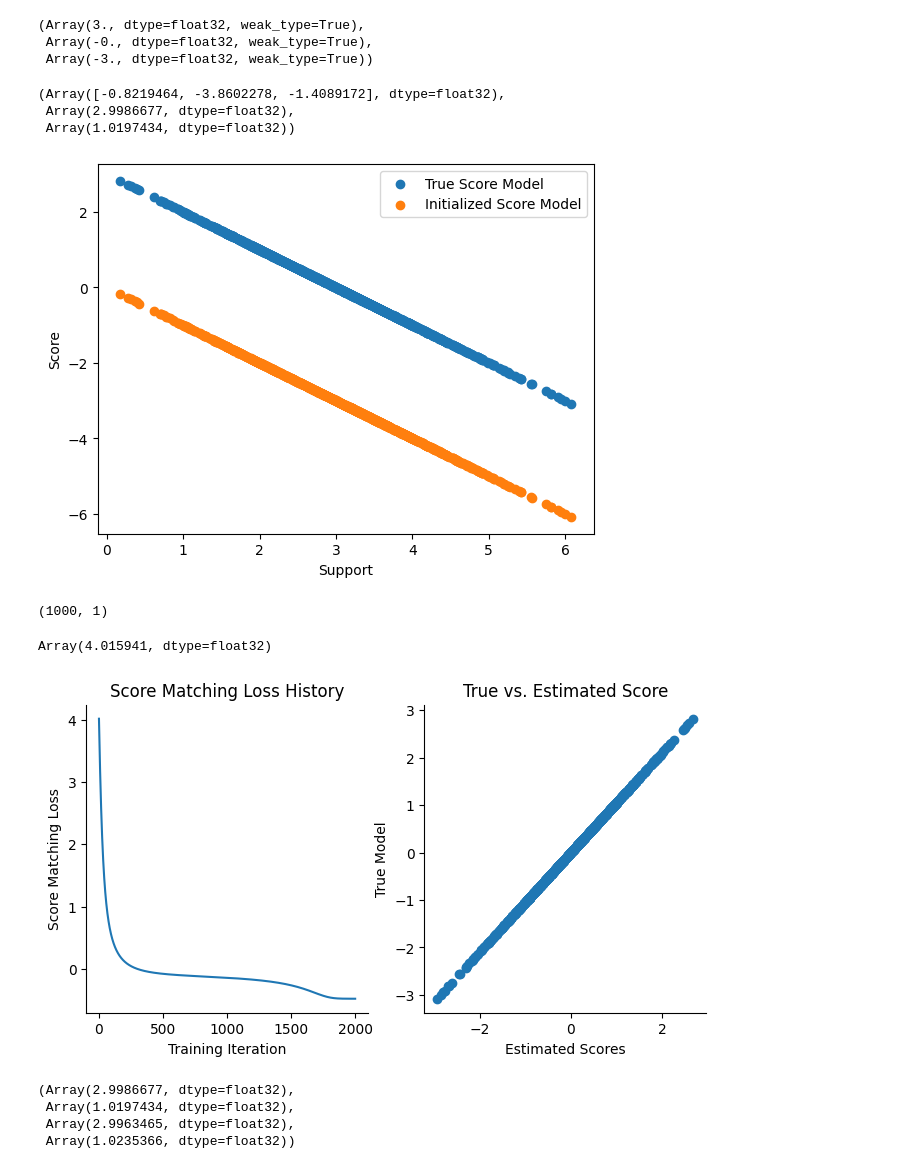
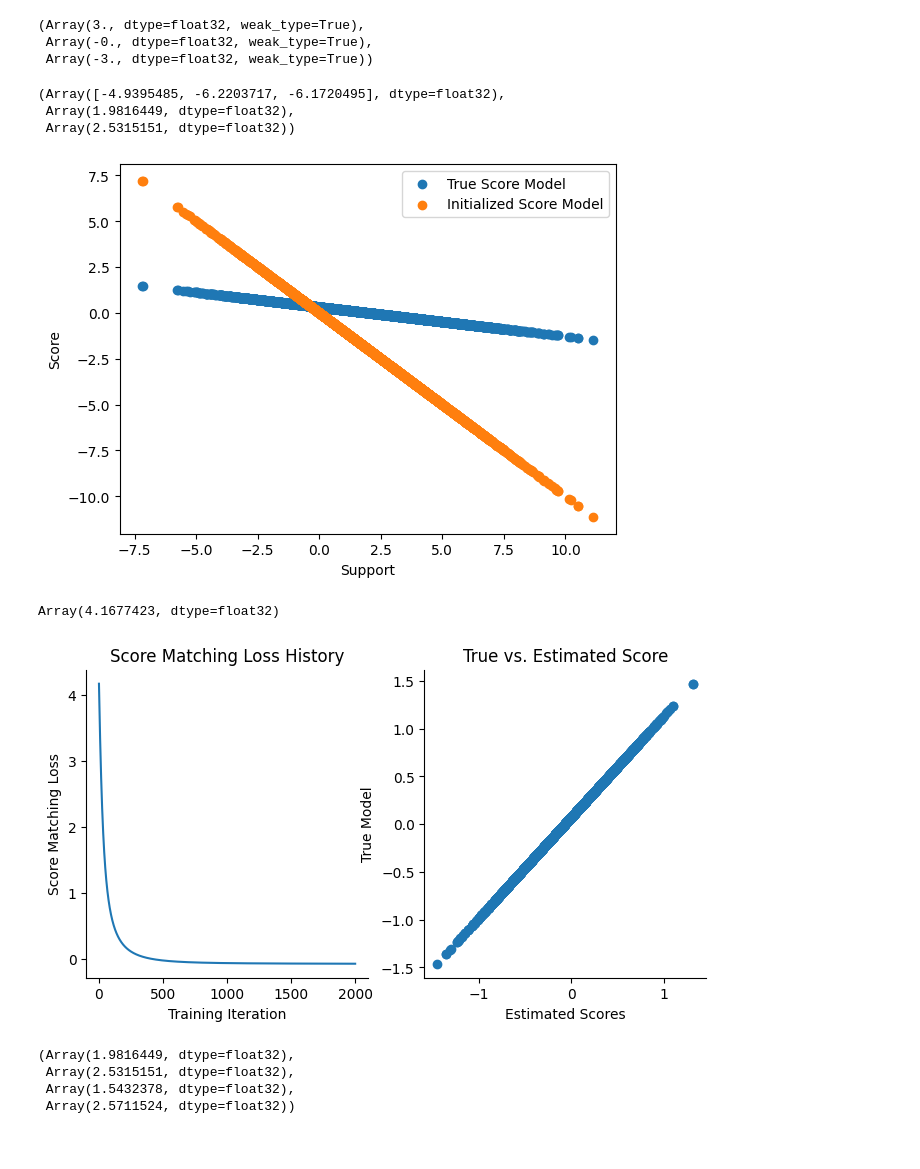
Before and after one commit to Sina-Haz/Generative-Modelling, a Jupyter notebook: Score-Based-Models/score_jax.ipynb, the cells around one changed output. Saved outputs shown, nothing was run; the diff lists cells and outputs as text; code cells hidden in the pictures.

```diff
--- a/Score-Based-Models/score_jax.ipynb
+++ b/Score-Based-Models/score_jax.ipynb
@@ -62,8 +71,8 @@ from jax import random
 
 # Define our distribution as normal(mu = 3, sigma = 1)
 key = random.PRNGKey(44)
-true_mu, true_sigma = 3, 1
-data = random.normal(key, shape=(1000,1)) * true_sigma + true_mu
+true_mu, true_sigma = 2, 2.5
+normal_data = random.normal(key, shape=(5000,1)) * true_sigma + true_mu
 # %%
 # Let's make a gaussian model
 from jax import jacfwd
@@ -78,37 +87,35 @@ class GaussianScoreModel(eqx.Module):
     return score(x, loc=self.mu, scale=np.exp(self.log_sigma))
 
 
-model = GaussianScoreModel()
-model(-3.), model(0.), model(3.)
+gauss_model = GaussianScoreModel()
+gauss_model(-3.), gauss_model(0.), gauss_model(3.)
 # %% [output]
 (Array(3., dtype=float32, weak_type=True),
  Array(-0., dtype=float32, weak_type=True),
  Array(-3., dtype=float32, weak_type=True))
 # %%
 # Lets make sure we can call this model over all of the data, squeeze this b/c resulting output is 3D tensor
-data_score = vmap(model)(data).squeeze()
+data_score = vmap(gauss_model)(normal_data).squeeze()
 
-data_score[0:3], data.mean(), data.std()
+data_score[0:3], normal_data.mean(), normal_data.std()
 # %% [output]
-(Array([-0.8219464, -3.8602278, -1.4089172], dtype=float32),
- Array(2.9986677, dtype=float32),
- Array(1.0197434, dtype=float32))
+(Array([-4.9395485, -6.2203717, -6.1720495], dtype=float32),
+ Array(1.9816449, dtype=float32),
+ Array(2.5315151, dtype=float32))
 # %%
 # Let's see what the actual scores vs. our untrained scores look like
 
 true_model = GaussianScoreModel(mu=true_mu, log_sigma=np.log(true_sigma))
-true_model_scores = vmap(true_model)(data)
-plt.scatter(data.squeeze(), true_model_scores.squeeze(), label="True Score Model")
-plt.scatter(data.squeeze(), data_score.squeeze(), label="Initialized Score Model")
+true_model_scores = vmap(true_model)(normal_data)
+plt.scatter(normal_data.squeeze(), true_model_scores.squeeze(), label="True Score Model")
+plt.scatter(normal_data.squeeze(), data_score.squeeze(), label="Initialized Score Model")
 plt.xlabel("Support")
 plt.ylabel("Score")
 plt.legend();
 # %% [output]
-[figure, old version]
+[figure, new version]
 # %%
 # Implement score matching loss to train our gaussian model with gradient descent
-print(data.shape)
-
 from typing import Callable, List, Tuple
 import optax
 from tqdm.auto import tqdm
@@ -182,10 +189,9 @@ def fit(
     loss_hist.append(loss)
   return model, loss_hist
 
-score_matching_loss(model, data)
+score_matching_loss(gauss_model, normal_data)
 # %% [output]
-(1000, 1)
+Array(4.1677423, dtype=float32)
-Array(4.015941, dtype=float32)
 # %%
 # Now let's train the model
 opt = optax.adam(learning_rate=5e-3)
@@ -202,20 +208,20 @@ plt.title("Score Matching Loss History")
 sns.despine()
 
 plt.sca(axes[1])
-updated_model_scores = vmap(updated_model)(data)
+updated_model_scores = vmap(updated_model)(normal_data)
 plt.scatter(updated_model_scores.squeeze(), true_model_scores.squeeze())
 plt.xlabel("Estimated Scores")
 plt.ylabel("True Model")
 plt.title("True vs. Estimated Score");
 # %% [output]
-[figure, old version]
+[figure, new version]
 # %%
-np.mean(data), np.std(data), updated_model.mu, np.exp(updated_model.log_sigma)
+np.mean(normal_data), np.std(normal_data), updated_model.mu, np.exp(updated_model.log_sigma) # As we can see it matches up very well with data
 # %% [output]
-(Array(2.9986677, dtype=float32),
- Array(1.0197434, dtype=float32),
- Array(2.9963465, dtype=float32),
- Array(1.0235366, dtype=float32))
+(Array(1.9816449, dtype=float32),
+ Array(2.5315151, dtype=float32),
+ Array(1.5432378, dtype=float32),
+ Array(2.5711524, dtype=float32))
 # %%
 # So clearly the loss function seems to work for our gaussian model, but what if now we assume we don't know the form of the logpdf
 # and instead try to approximate score function via MLP?
```
Also changed, not shown: parts of 17 cells of this notebook, 14 other files.
